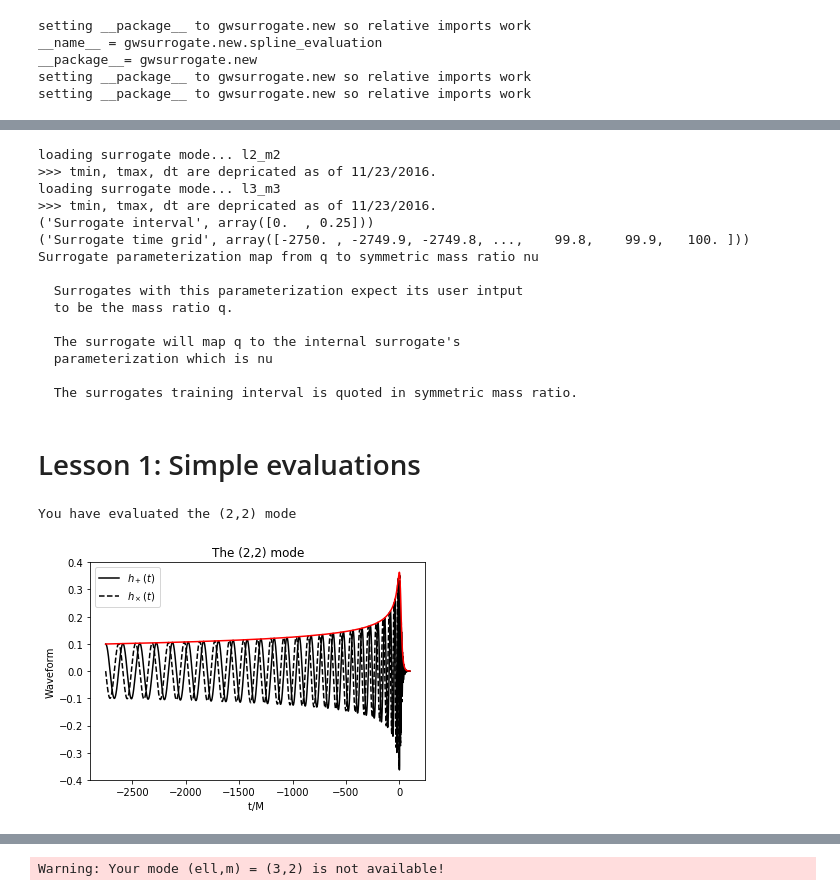
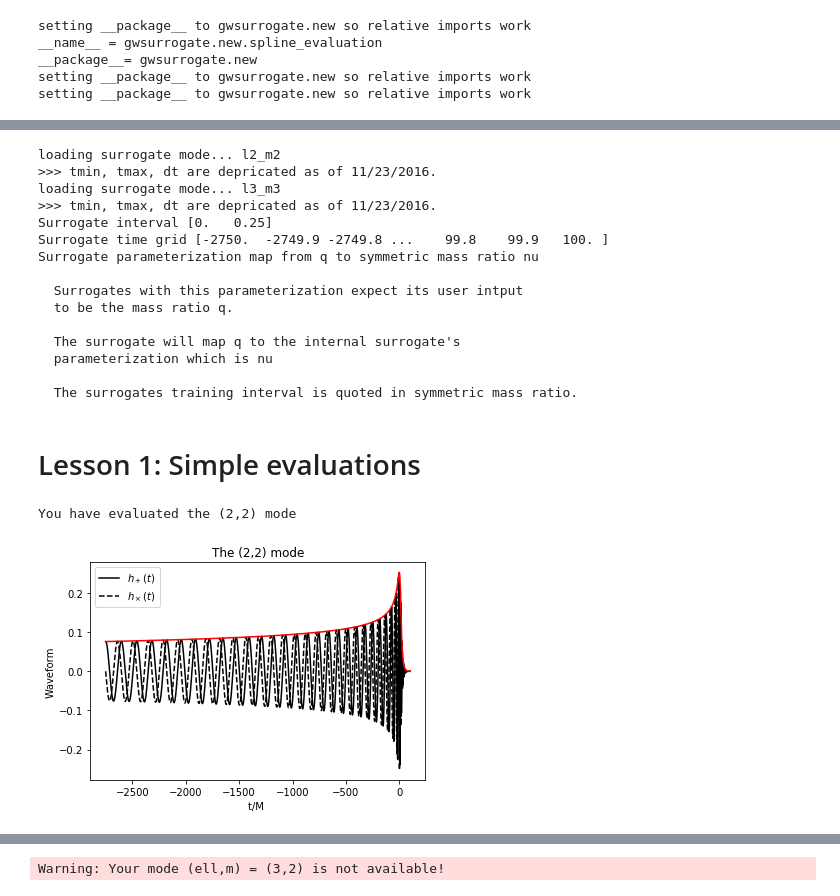
Before and after one commit to sxs-collaboration/gwsurrogate, a Jupyter notebook: tutorial/notebooks/nonspinning_nr_emri.ipynb, the cells around one changed output, grey strips where cells are left out. Cells and saved outputs as stored; diff of their text form; code cells hidden in the pictures.

Commit message:
update emri notebook

```diff
--- a/tutorial/notebooks/nonspinning_nr_emri.ipynb
+++ b/tutorial/notebooks/nonspinning_nr_emri.ipynb
@@ -7,7 +13,7 @@
 # %%
 ### setup paths used throughout this notebook ###
 import sys
-path_to_gws = '/home/balzani57/Repo/GitRepos/Codes/gwsurrogate/'
+path_to_gws = '/home/balzani57/Repo/GitRepos/Codes/gwsurrogate/gwsurrogate/'
 sys.path.append(path_to_gws)
 
 %matplotlib inline
@@ -25,14 +52,15 @@ setting __package__ to gwsurrogate.new so relative imports work
 # %%
 ### load the surrogate data ###
 path_to_surrogate = path_to_gws+'surrogate_downloads/SpEC_q1_10_NoSpin_nu5thDegPoly_exclude_2_0.h5'
-spec = gws.EvaluateSurrogate(path_to_surrogate, ell_m=[(2,2), (3,3)]) # load two m>0 modes only
+#path_to_surrogate = '/home/balzani57/Repo/GitRepos/Codes/emri-surrogates/standalone-emri-sur-hm/emri_sur_1D_hm.hdf5'
+spec = gws.EvaluateSurrogate(path_to_surrogate, ell_m=[(2,2),(3,3)]) # load two m>0 modes only
 # %% [output]
 loading surrogate mode... l2_m2
 >>> tmin, tmax, dt are depricated as of 11/23/2016.
 loading surrogate mode... l3_m3
 >>> tmin, tmax, dt are depricated as of 11/23/2016.
-('Surrogate interval', array([0.  , 0.25]))
-('Surrogate time grid', array([-2750. , -2749.9, -2749.8, ...,    99.8,    99.9,   100. ]))
+Surrogate interval [0.   0.25]
+Surrogate time grid [-2750.  -2749.9 -2749.8 ...    99.8    99.9   100. ]
 Surrogate parameterization map from q to symmetric mass ratio nu
 
   Surrogates with this parameterization expect its user intput
@@ -47,18 +75,18 @@ Surrogate parameterization map from q to symmetric mass ratio nu
 # %%
 # Evaluate and plot the 2,2 mode.
 # By default, the modes are evaluated on the sphere, and negative modes are generated from
 # known relationships. So we need to set both options to false to get only the (2,2) mode.
-modes, times, hp, hc = spec(q=1.7, ell=[2], m=[2], mode_sum=False, fake_neg_modes=False)
+modes, times, hp, hc = spec(q=3.7, ell=[2], m=[2], mode_sum=False, fake_neg_modes=False)
 print('You have evaluated the (%i,%i) mode'%(modes[0][0],modes[0][1]))
 
 gwtools.plot_pretty(times, [hp, hc],fignum=1)
 plt.plot(times,gwtools.amp(hp+1j*hc),'r')
 plt.title('The (%i,%i) mode'%(modes[0][0],modes[0][1]))
 plt.xlabel('t/M ')
 plt.show()
 # %% [output]
 You have evaluated the (2,2) mode
-[figure, old version]
+[figure, new version]
 # %%
 # generating both the (3,3) and (3,-3) modes is easy!
 modes, times, hp, hc = spec(q=1.7, ell=[3], m=[3], mode_sum=False)
```
Also changed, not shown: parts of 7 cells of this notebook.
